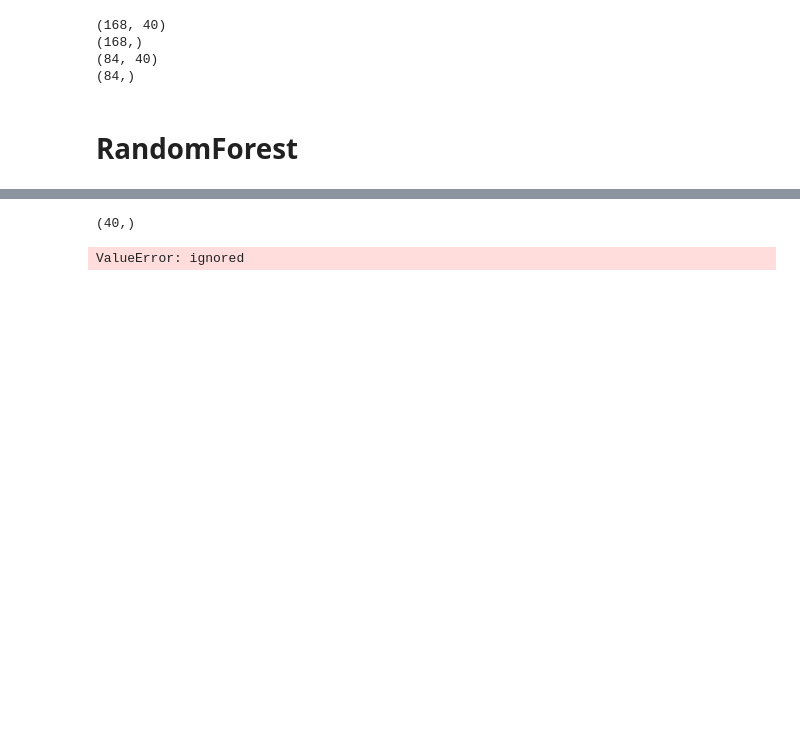
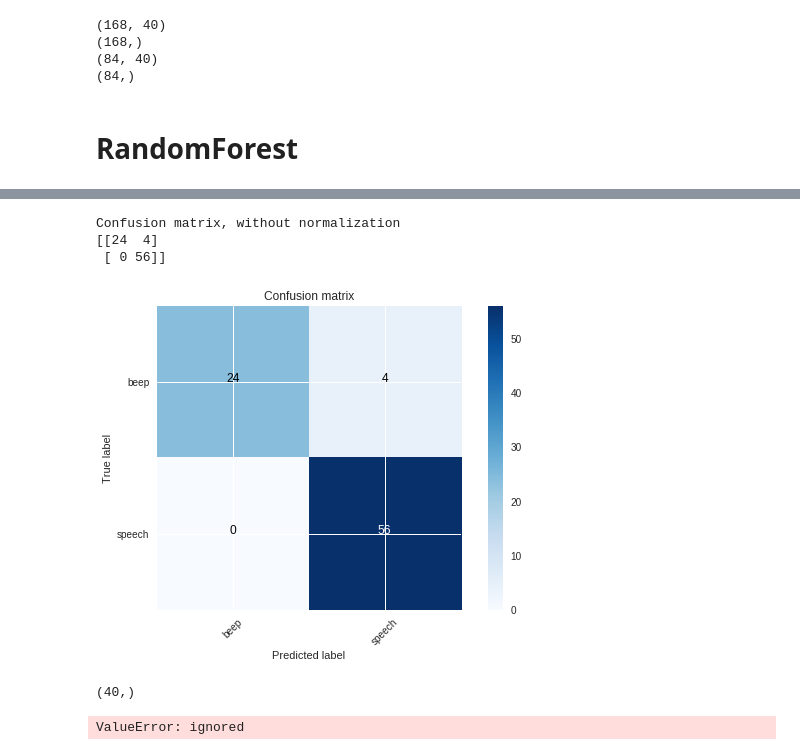
Before and after one commit to vonage-garage-rip/AnsweringMachineDetection, a Jupyter notebook: AMD_Training.ipynb, the cells around one changed output, grey strips where cells are left out. Cells and saved outputs as stored; diff of their text form; code cells hidden in the pictures; blank space fills up the shorter version.

Commit message:
plot confusion matrix

```diff
--- a/AMD_Training.ipynb
+++ b/AMD_Training.ipynb
@@ -31,6 +31,7 @@ print("count:")
 print(df.label.value_counts())
 le_name_mapping = dict(zip(le.classes_, le.transform(le.classes_)))
 print(le_name_mapping)
+class_names = le.classes_
 
 df.head()
 # %% [output]
@@ -122,4 +159,13 @@ weighted avg       0.97      0.96      0.96        84
  [ 0 56]]
+# %%
+cm = metrics.confusion_matrix(y_test, rf)
+
+plot_confusion_matrix(cm, class_names)
+# %% [output]
+Confusion matrix, without normalization
+[[24  4]
+ [ 0 56]]
+[figure, added]
 # %%
 import pickle
 pickle.dump(model, open("rf-mfccs_40-10s-2.pkl", "wb"))
```
Also changed, not shown: parts of 4 cells of this notebook.
